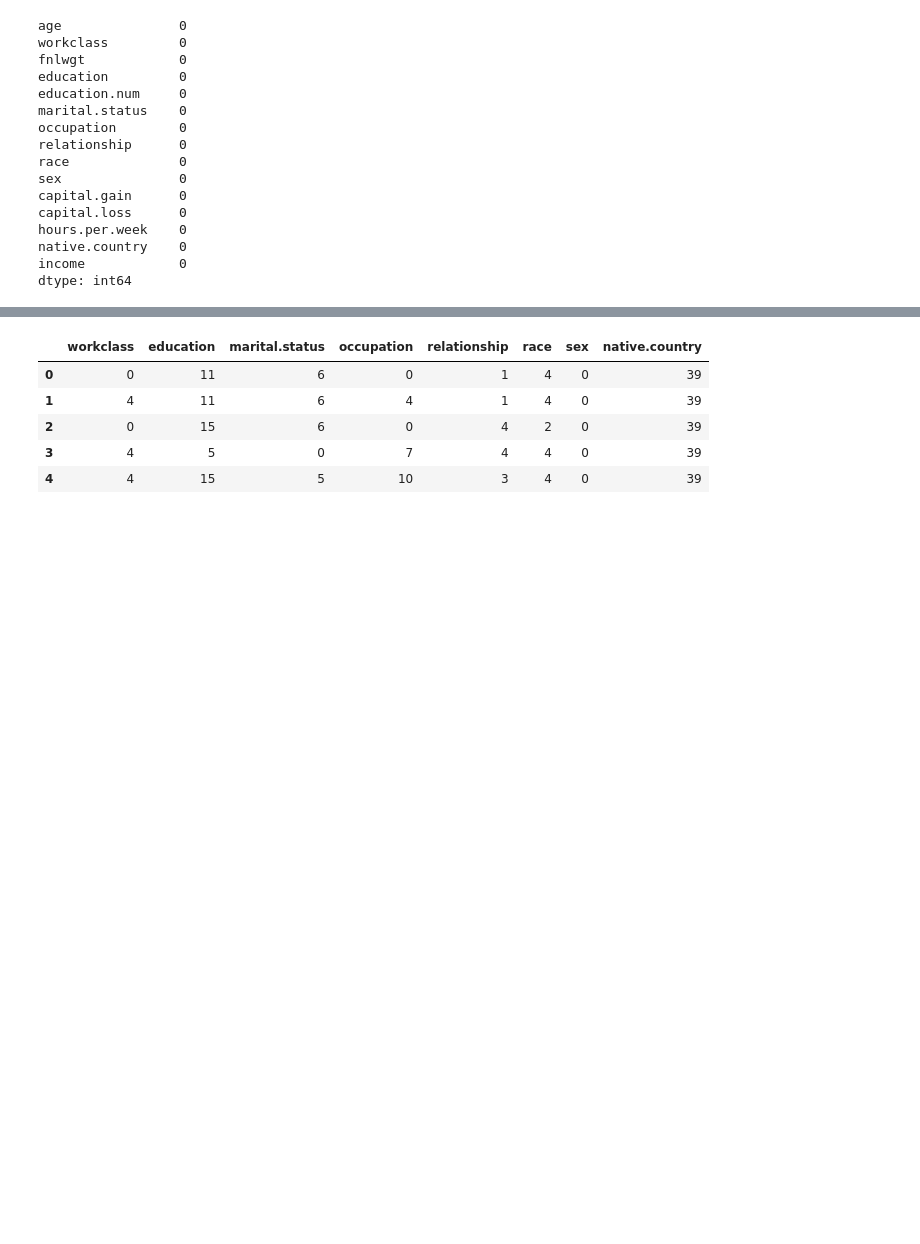
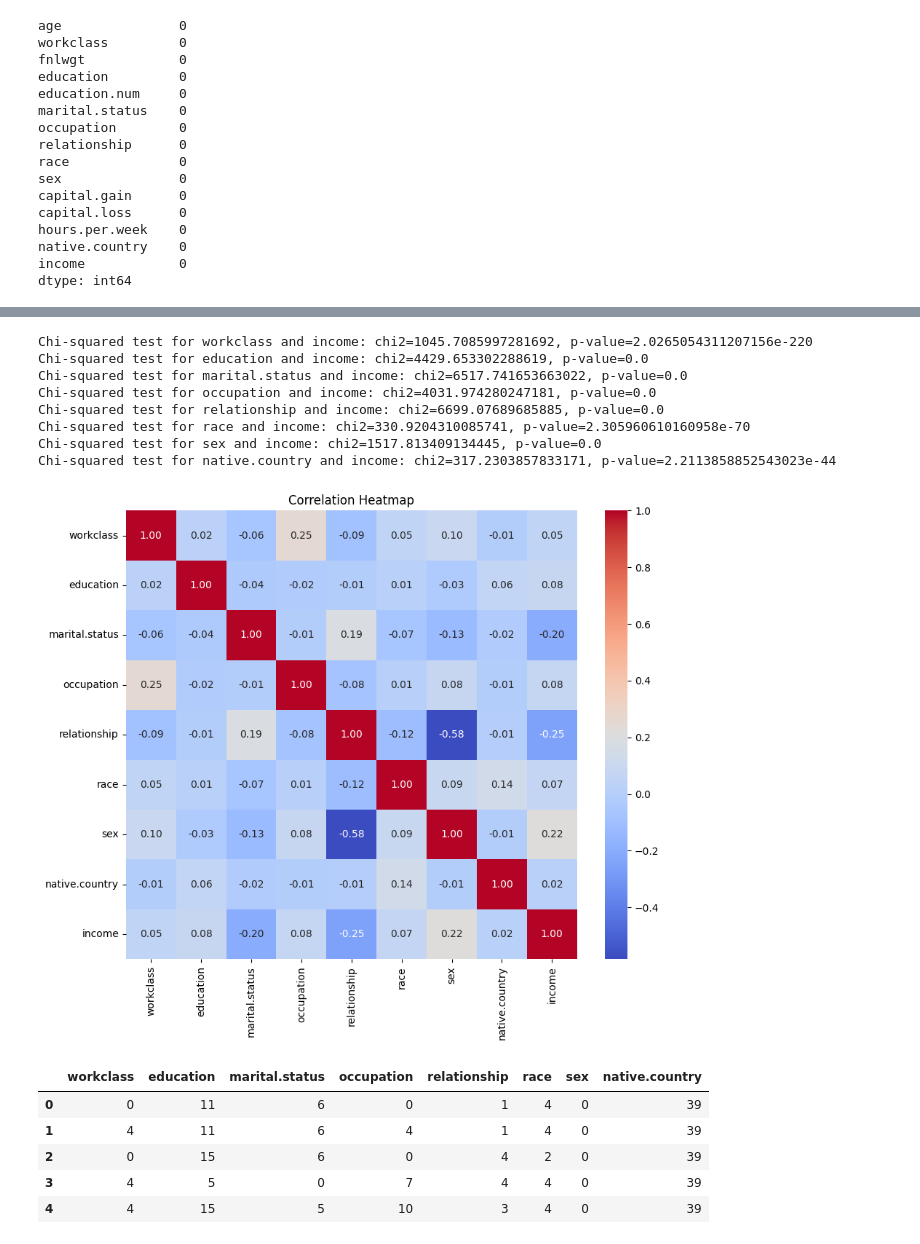
Before and after one commit to minareda417/Assignment-3-ML, a Jupyter notebook: Part B/notebook.ipynb, the cells around one changed output, grey strips where cells are left out. Drawn from its saved outputs; the diff is of its cells as text; code cells hidden in the pictures; blank space fills up the shorter version.

```diff
--- a/Part B/notebook.ipynb
+++ b/Part B/notebook.ipynb
@@ -59,0 +95,13 @@ x, y = preprocess_data(df)
+# %%
+from utils import correlation_heatmap
+correlation_heatmap(df)
+# %% [output]
+Chi-squared test for workclass and income: chi2=1045.7085997281692, p-value=2.0265054311207156e-220
+Chi-squared test for education and income: chi2=4429.653302288619, p-value=0.0
+Chi-squared test for marital.status and income: chi2=6517.741653663022, p-value=0.0
+Chi-squared test for occupation and income: chi2=4031.974280247181, p-value=0.0
+Chi-squared test for relationship and income: chi2=6699.07689685885, p-value=0.0
+Chi-squared test for race and income: chi2=330.9204310085741, p-value=2.305960610160958e-70
+Chi-squared test for sex and income: chi2=1517.813409134445, p-value=0.0
+Chi-squared test for native.country and income: chi2=317.2303857833171, p-value=2.2113858852543023e-44
+[figure, added]
```
Also changed, not shown: parts of 7 cells of this notebook, 3 other files.
